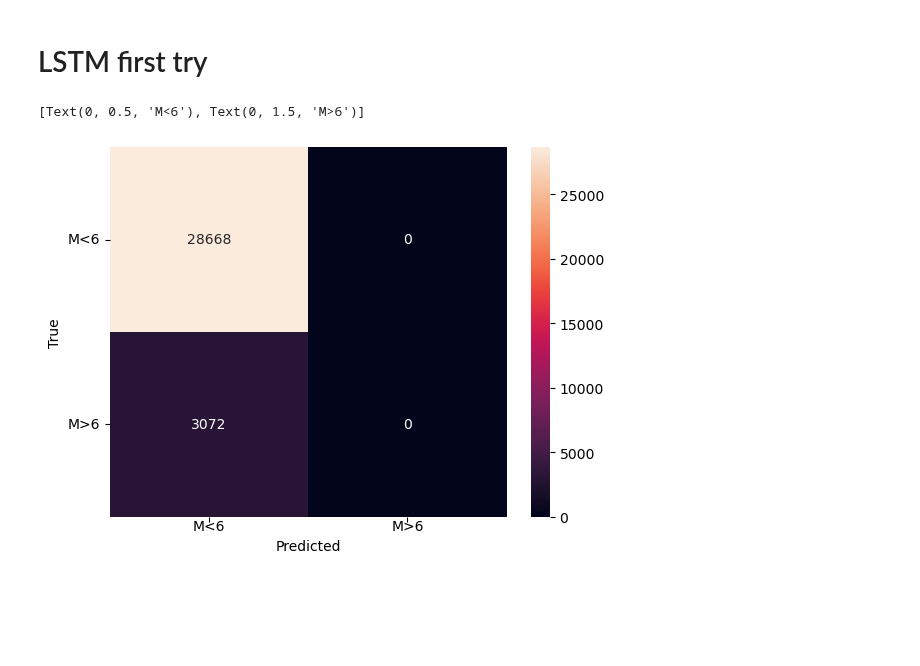
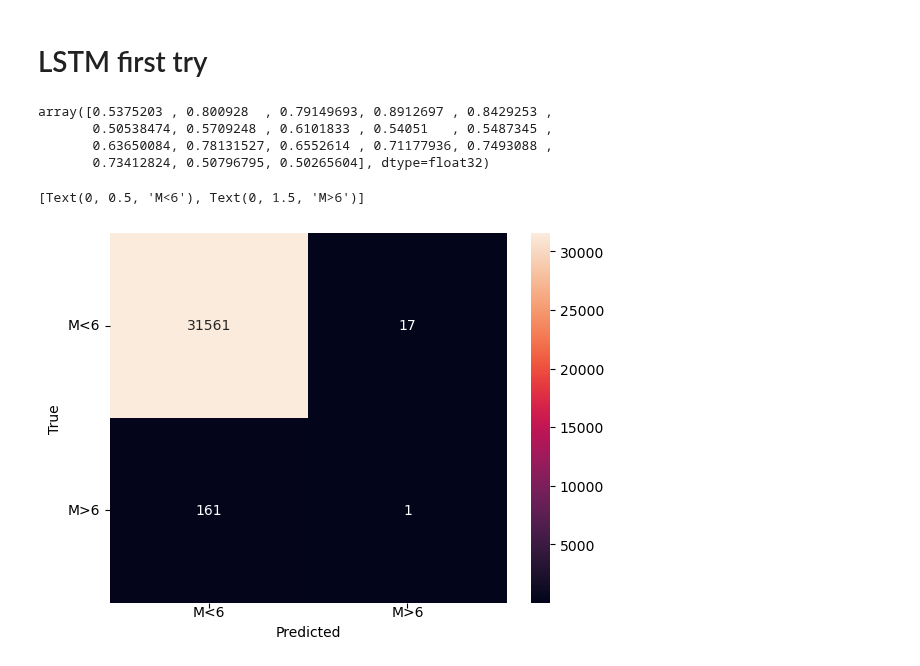
Before and after one commit to TheTrueSquirrel/thesis_spring_2023, a Jupyter notebook: sketch3.ipynb, the cells around one changed output. Drawn from its saved outputs; the diff is of its cells as text; code cells hidden in the pictures; blank space fills up the shorter version.

Commit message:
lstm update

```diff
--- a/sketch3.ipynb
+++ b/sketch3.ipynb
@@ -555,31 +555,38 @@ train, test = train_test_split(dataset, test_size=.25, shuffle=False)
 # define generator
 n_features = dataset.shape[1]
 n_input = 12
-train_generator = TimeseriesGenerator(train, train >= 4.66, length=n_input, batch_size=588, shuffle=False)
-test_generator = TimeseriesGenerator(test, test >= 4.66, length=n_input, batch_size=588, shuffle=False)
+train_generator = TimeseriesGenerator(train, train >= 6, length=n_input, batch_size=588, shuffle=False)
+test_generator = TimeseriesGenerator(test, test >= 6, length=n_input, batch_size=588, shuffle=False)
 
 # define model
 model = Sequential()
-model.add(LSTM(12, activation='tanh', input_shape=(n_input, n_features)))
+model.add(LSTM(128, activation='tanh', input_shape=(n_input, n_features)))
 model.add(Dense(230, activation='sigmoid'))
 model.compile(optimizer='adam', loss='binary_crossentropy', metrics=['accuracy'])
 # fit model
-history = model.fit(train_generator, steps_per_epoch=1, epochs=500, verbose=1)
+history = model.fit(train_generator, steps_per_epoch=1, epochs=1500, verbose=1)
 # %%
 model.evaluate(test_generator)
+# %%
+y_pred[y_pred >= 0.5]
+# %% [output]
+array([0.5375203 , 0.800928  , 0.79149693, 0.8912697 , 0.8429253 ,
+       0.50538474, 0.5709248 , 0.6101833 , 0.54051   , 0.5487345 ,
+       0.63650084, 0.78131527, 0.6552614 , 0.71177936, 0.7493088 ,
+       0.73412824, 0.50796795, 0.50265604], dtype=float32)
 # %%
 y_pred = model.predict(test_generator)
 # %%
 import seaborn as sns
 from sklearn.metrics import confusion_matrix
-p = sns.heatmap(confusion_matrix(test[:-12].flatten() >= 4.66, y_pred.flatten() >= 4.66), annot=True, fmt='g')
+p = sns.heatmap(confusion_matrix(test[:-12].flatten() >= 6, y_pred.flatten() >= .5), annot=True, fmt='g')
 p.set_xlabel("Predicted")
 p.set_ylabel("True")
 p.xaxis.set_ticklabels(['M<6', 'M>6'], ha="center", va="center")
 p.yaxis.set_ticklabels(['M<6', 'M>6'], rotation=0, va="center")
 # %% [output]
 [Text(0, 0.5, 'M<6'), Text(0, 1.5, 'M>6')]
-[figure, old version]
+[figure, new version]
 # %%
 emdat = pd.read_excel("/Users/jurrienboogert/Downloads/emdat_public_2023_02_08_query_uid-jHccdA.xlsx", header=6)
 # %%
```
